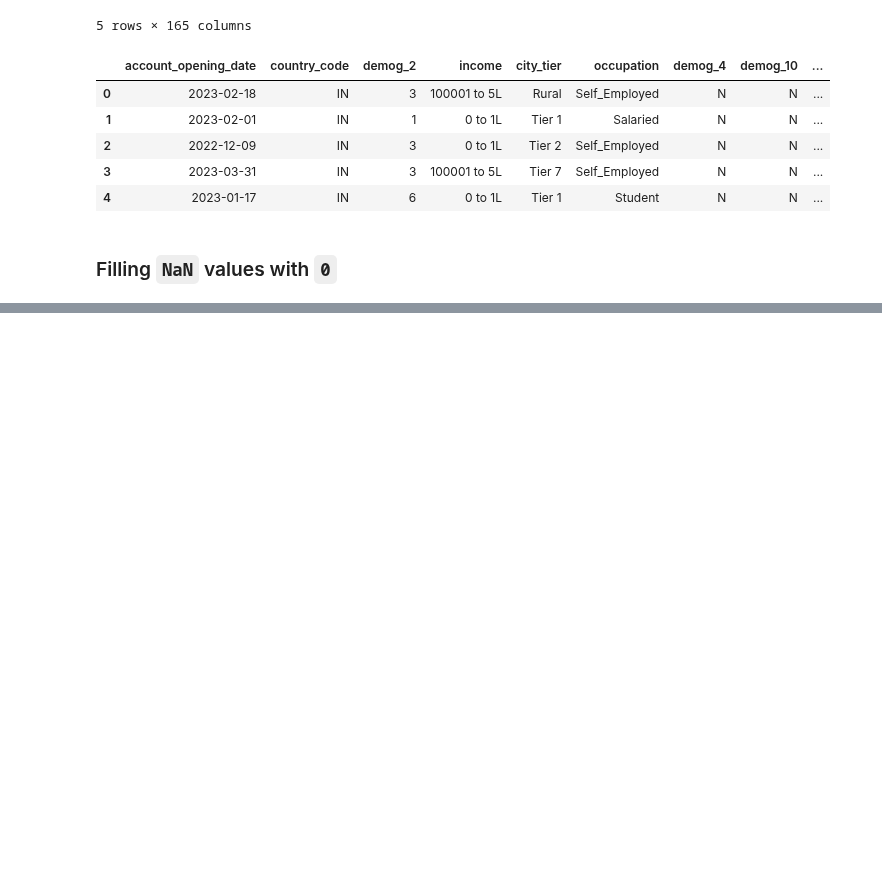
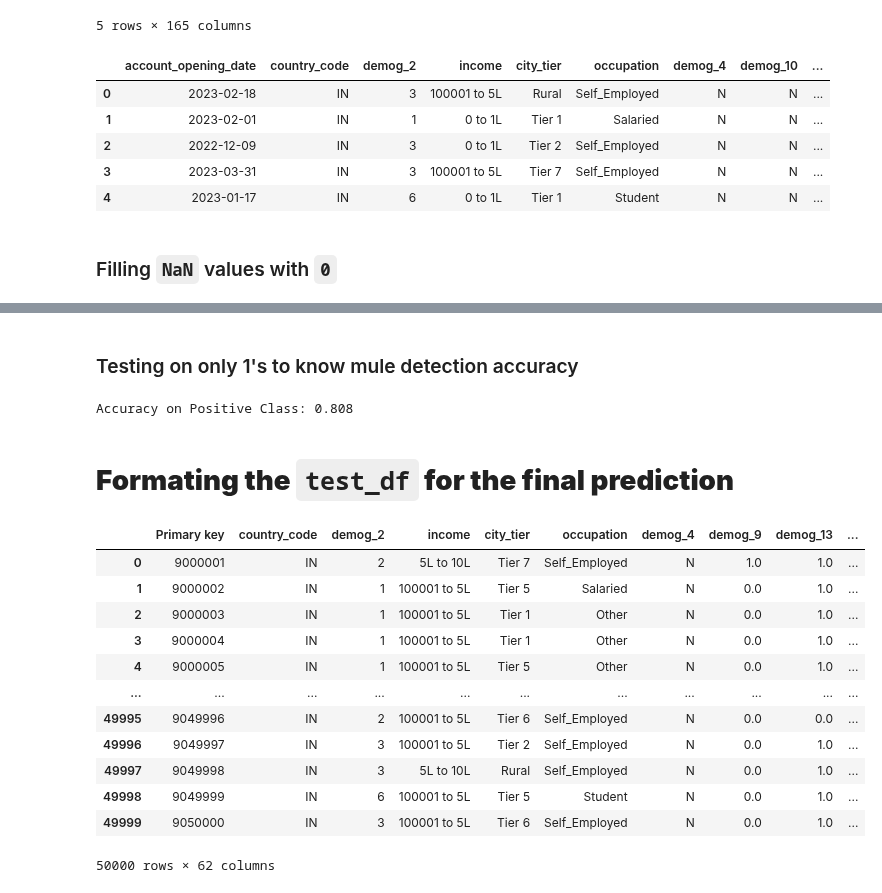
Before and after one commit to parth1egend/Convolve_Round2, a Jupyter notebook: code.ipynb, the cells around one changed output, grey strips where cells are left out. Drawn from its saved outputs; the diff is of its cells as text; code cells hidden in the pictures; blank space fills up the shorter version.

```diff
--- a/code.ipynb
+++ b/code.ipynb
@@ -354,0 +397,19 @@ truncated_df_categorical_filled = truncated_df_categorical.fillna(0)
+# %%
+
+# List of important column names
+important_columns = ["Primary key", "Target","txn_62","txn_64","txn_68","txn_69","txn_73","txn_74","txn_75","txn_76","txn_77","txn_79","txn_80","txn_81","others_1","others_3","others_6","others_7","others_8","others_9","others_10","others_12","others_11","others_13","others_15","others_16","others_14","others_17","others_18","others_19","others_20","others_21","others_22","others_24","others_25","others_23","others_26","others_29","others_30","others_31","others_32","others_37","others_36","demog_40","demog_43","others_42","Dates","country_code","demog_2","income","city_tier","occupation","demog_4","demog_9","demog_13","demog_14","demog_20","demog_21","demog_22","os","txn_53","txn_54","demog_23","demog_32"]  # Add your important columns here
+
+
+# Create new dataframes with only the important columns for numerical data
+new_df_numerical = truncated_df_numerical_filled[["Primary key", "Target"]]  # Initialize with Primary Key and Target columns
+
+for col in important_columns[2:]:
+    if col in truncated_df_numerical_filled.columns:
+        new_df_numerical[col] = truncated_df_numerical_filled[col]
+
+# Create new dataframes with only the important columns for categorical data
+new_df_categorical = truncated_df_categorical_filled[["Primary key", "Target"]]  # Initialize with Primary Key and Target columns
+
+for col in important_columns[2:]:
+    if col in truncated_df_categorical_filled.columns:
+        new_df_categorical[col] = truncated_df_categorical_filled[col]
@@ -354,0 +613,46 @@ truncated_df_categorical_filled = truncated_df_categorical.fillna(0)
+# %% [markdown]
+### Testing on only 1's to know mule detection accuracy
+# %%
+# Create a test dataset with only rows having label 1
+test_data_positive = merged_df[merged_df['Target'] == 1].copy()
+
+# Split the test data into features (X_test_positive) and labels (y_test_positive)
+X_test_positive = test_data_positive.drop(columns=[primary_key_col])
+y_test_positive = test_data_positive['Target']  # Use the correct column name for the target variable
+
+# Make predictions using your model on the test data with label 1s
+y_pred_positive = model.predict(X_test_positive)
+
+# Calculate accuracy on the positive class predictions
+positive_accuracy = accuracy_score(y_test_positive, y_pred_positive)
+print(f"Accuracy on Positive Class: {positive_accuracy}")
+# %% [output]
+Accuracy on Positive Class: 0.808
+# %% [markdown]
+# **Formating the `test_df` for the final prediction**
+# %%
+# List of important column names
+important_columns = ["Primary key", "Target","txn_62","txn_64","txn_68","txn_69","txn_73","txn_74","txn_75","txn_76","txn_77","txn_79","txn_80","txn_81","others_1","others_3","others_6","others_7","others_8","others_9","others_10","others_12","others_11","others_13","others_15","others_16","others_14","others_17","others_18","others_19","others_20","others_21","others_22","others_24","others_25","others_23","others_26","others_29","others_30","others_31","others_32","others_37","others_36","demog_40","demog_43","others_42","Dates","country_code","demog_2","income","city_tier","occupation","demog_4","demog_9","demog_13","demog_14","demog_20","demog_21","demog_22","os","txn_53","txn_54","demog_23","demog_32"]  # Add your important columns here
+
+total_cols = test_df.columns.to_list()
+
+for col in total_cols :
+    if(col not in important_columns):
+        test_df = test_df.drop(columns=[col])
+
+
+test_df
+# %% [output]
+|  | Primary key | country_code | demog_2 | income | city_tier | occupation | demog_4 | demog_9 | demog_13 | ... |
+| 0 | 9000001 | IN | 2 | 5L to 10L | Tier 7 | Self_Employed | N | 1.0 | 1.0 | ... |
+| 1 | 9000002 | IN | 1 | 100001 to 5L | Tier 5 | Salaried | N | 0.0 | 1.0 | ... |
+| 2 | 9000003 | IN | 1 | 100001 to 5L | Tier 1 | Other | N | 0.0 | 1.0 | ... |
+| 3 | 9000004 | IN | 1 | 100001 to 5L | Tier 1 | Other | N | 0.0 | 1.0 | ... |
+| 4 | 9000005 | IN | 1 | 100001 to 5L | Tier 5 | Other | N | 0.0 | 1.0 | ... |
+| ... | ... | ... | ... | ... | ... | ... | ... | ... | ... | ... |
+| 49995 | 9049996 | IN | 2 | 100001 to 5L | Tier 6 | Self_Employed | N | 0.0 | 0.0 | ... |
+| 49996 | 9049997 | IN | 3 | 100001 to 5L | Tier 2 | Self_Employed | N | 0.0 | 1.0 | ... |
+| 49997 | 9049998 | IN | 3 | 5L to 10L | Rural | Self_Employed | N | 0.0 | 1.0 | ... |
+| 49998 | 9049999 | IN | 6 | 100001 to 5L | Tier 5 | Student | N | 0.0 | 1.0 | ... |
+| 49999 | 9050000 | IN | 3 | 100001 to 5L | Tier 6 | Self_Employed | N | 0.0 | 1.0 | ... |
+50000 rows × 62 columns
```
Also changed, not shown: parts of 26 cells of this notebook.
